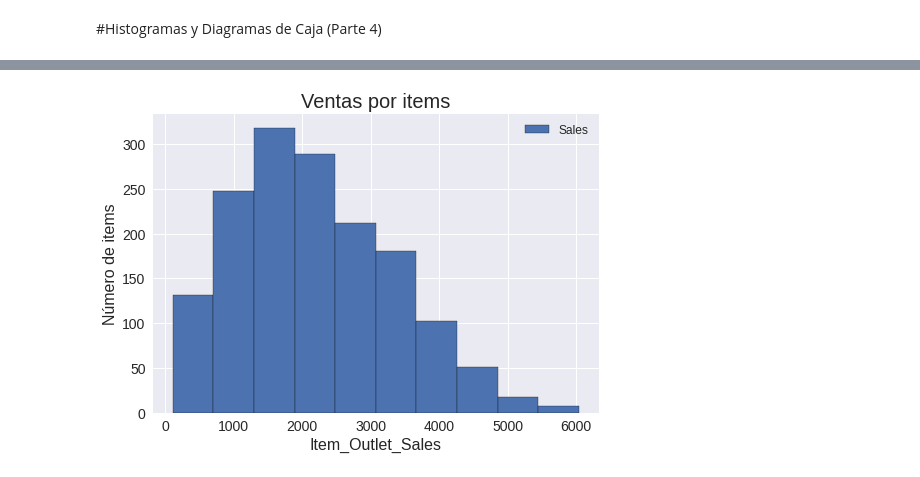
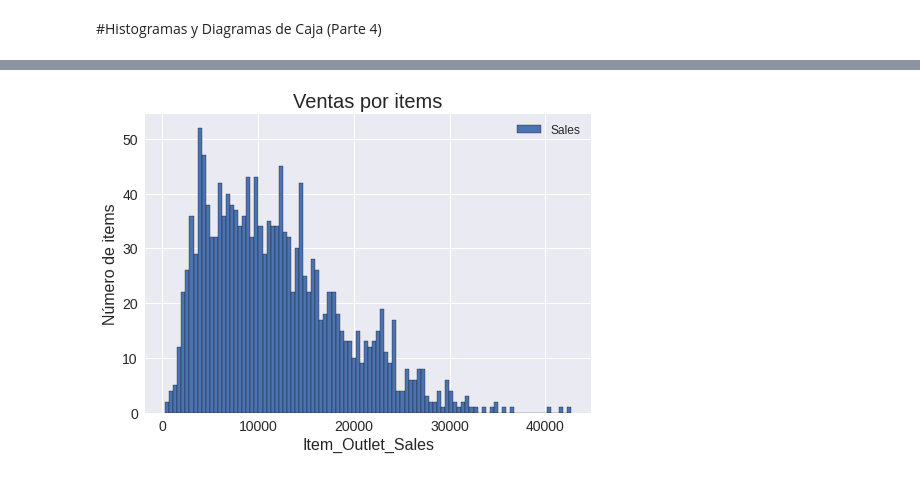
Before and after one commit to JGuarnizo/Sales-Predictions, a Jupyter notebook: Cleaning_Data.ipynb, the cells around one changed output, grey strips where cells are left out. Drawn from its saved outputs; the diff is of its cells as text; code cells hidden in the pictures.

```diff
--- a/Cleaning_Data.ipynb
+++ b/Cleaning_Data.ipynb
@@ -197,6 +224,8 @@ OUT018    1.851823e+06
 OUT010    1.883402e+05
 OUT019    1.796941e+05
 Name: Item_Outlet_Sales, dtype: float64
+# %%
+df['Outlet_Size']=df['Outlet_Size'].fillna('Unknown')
 # %% [markdown]
 ##Rellenar valores Item_Weight
 * Enfoque 1:
@@ -543,12 +570,12 @@ plt.title('Peso por items', fontsize=20);
 # %%
 #Histograma que muestra la distribución por peso de todos los items.
-item_sales=df_final.groupby(['Item_Identifier'])['Item_Outlet_Sales'].mean()
-item_sales.hist(bins=10, edgecolor='black',label = 'Sales')
+item_sales=df_final.groupby(['Item_Identifier'])['Item_Outlet_Sales'].sum()
+item_sales.hist(bins=100, edgecolor='black',label = 'Sales')
 plt.legend(loc='upper right', fontsize=12)
 plt.xticks(fontsize = 14)
 plt.yticks(fontsize = 14)
 plt.xlabel('Item_Outlet_Sales', fontsize=16)
 plt.ylabel('Número de items', fontsize=16)
 plt.title('Ventas por items', fontsize=20);
 # %% [output]
-[figure, old version]
+[figure, new version]
```
Also changed, not shown: parts of 29 cells of this notebook.
